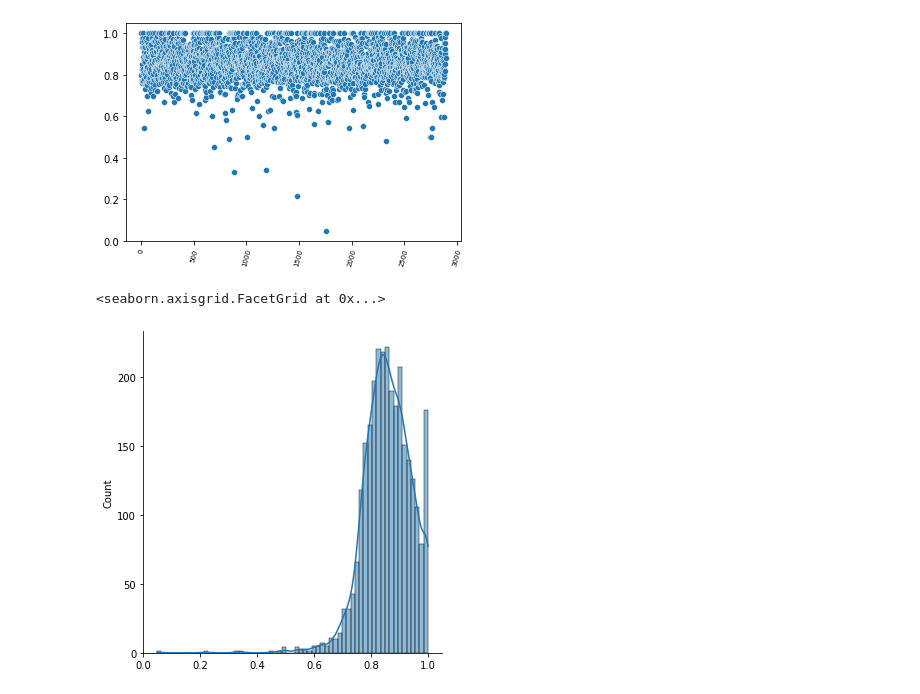
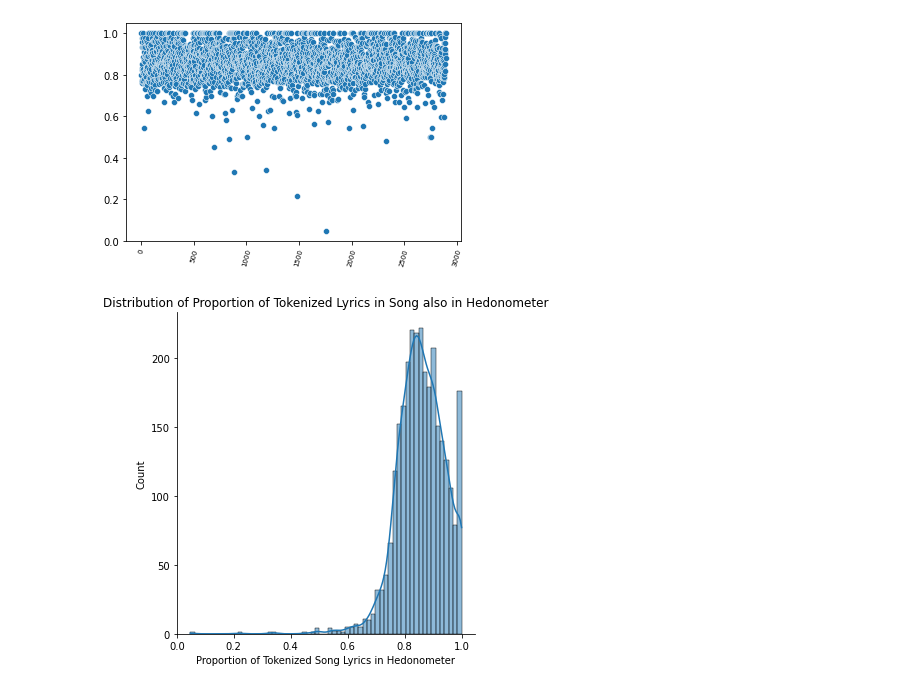
Before and after one commit to carterwward/SongSentiment, a Jupyter notebook: analysis/hedonometer_lyric_cross_analysis.ipynb, the cells around one changed output. Saved outputs shown, nothing was run; the diff lists cells and outputs as text; code cells hidden in the pictures.

Commit message:
updated hedonometer graph

```diff
--- a/analysis/hedonometer_lyric_cross_analysis.ipynb
+++ b/analysis/hedonometer_lyric_cross_analysis.ipynb
@@ -257,8 +257,7 @@ plt.xticks(rotation=75, fontsize=7)
 # %%
 sns.displot(lyric_prop, kde=True)
 plt.title('Distribution of Proportion of Tokenized Lyrics in Song also in Hedonometer')
-plt.xlabel('Proportion of Tokenized Song Lyrics in Hedonomete')
-hist_plot.savefig("corpus_term_freq_hist.png")
+plt.xlabel('Proportion of Tokenized Song Lyrics in Hedonometer')
+plt.savefig("tokenized_lyrics_hedonometer_prop_hist.png")
 # %% [output]
-<seaborn.axisgrid.FacetGrid at 0x...>
-[figure, old version]
+[figure, new version]
```
Also changed, not shown: 1 other file.
